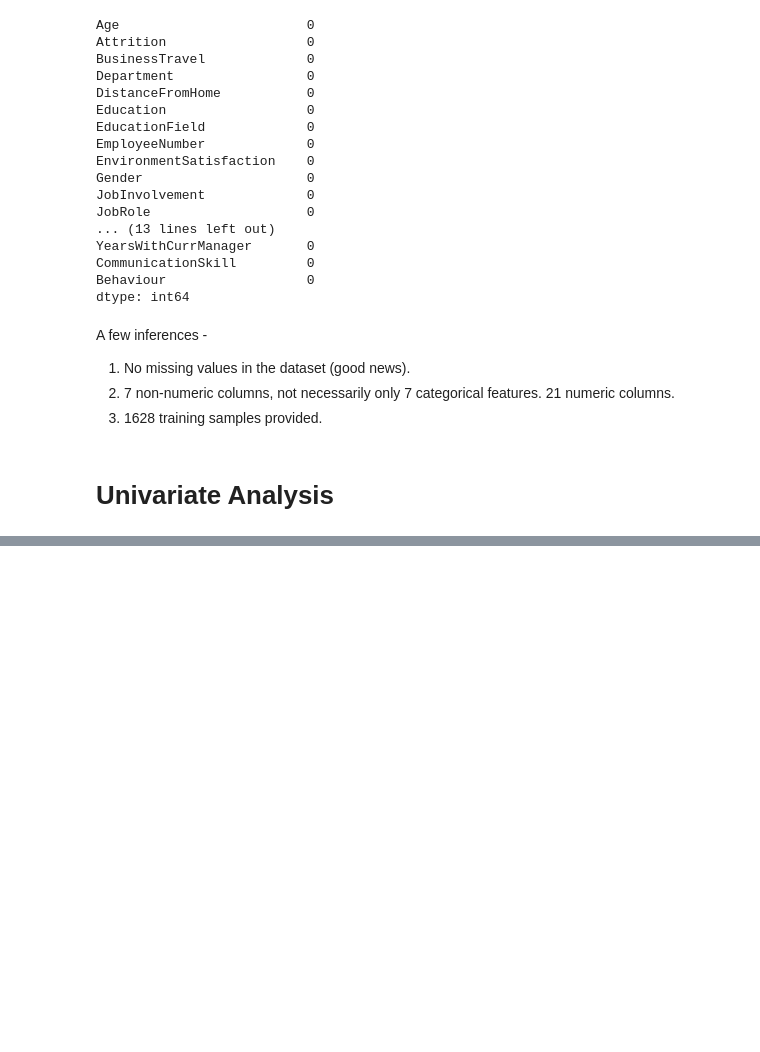
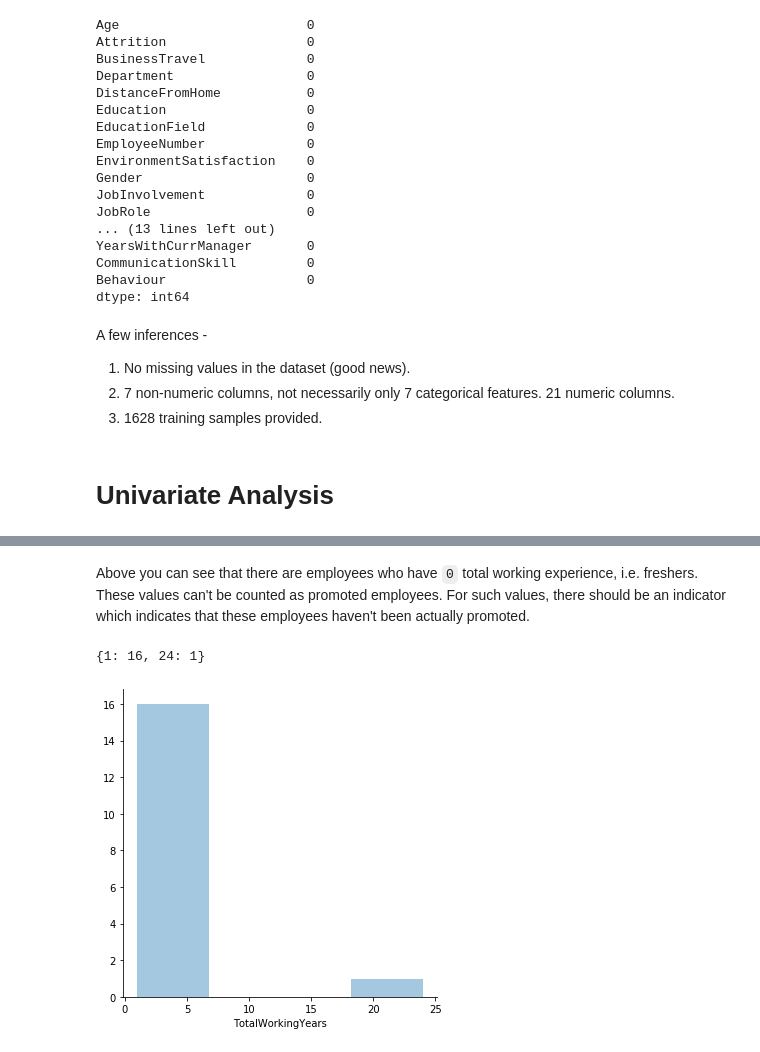
Before and after one commit to swaroop-nath/IBM-Employee-Attrition-Data-Analysis, a Jupyter notebook: eda_and_forecasting.ipynb, the cells around one changed output, grey strips where cells are left out. Cells and saved outputs as stored; diff of their text form; code cells hidden in the pictures; blank space fills up the shorter version.

```diff
--- a/eda_and_forecasting.ipynb
+++ b/eda_and_forecasting.ipynb
@@ -473,0 +244,9 @@ On plotting it in a segregated fashion, it can be seen that a higher fraction of
+# %% [markdown]
+Above you can see that there are employees who have `0` total working experience, i.e. freshers. These values can't be counted as promoted employees. For such values, there should be an indicator which indicates that these employees haven't been actually promoted.
+# %%
+plot_distribution(numeric_data_equal_yslp_one, feature = 'TotalWorkingYears', height = 5, kde = False)
+count = numeric_data_equal_yslp_one['TotalWorkingYears'].value_counts()
+{k: v for k, v in sorted(count.items(), key=lambda item: item[0])}
+# %% [output]
+{1: 16, 24: 1}
+[figure, added]
```
Also changed, not shown: parts of 91 cells of this notebook.
